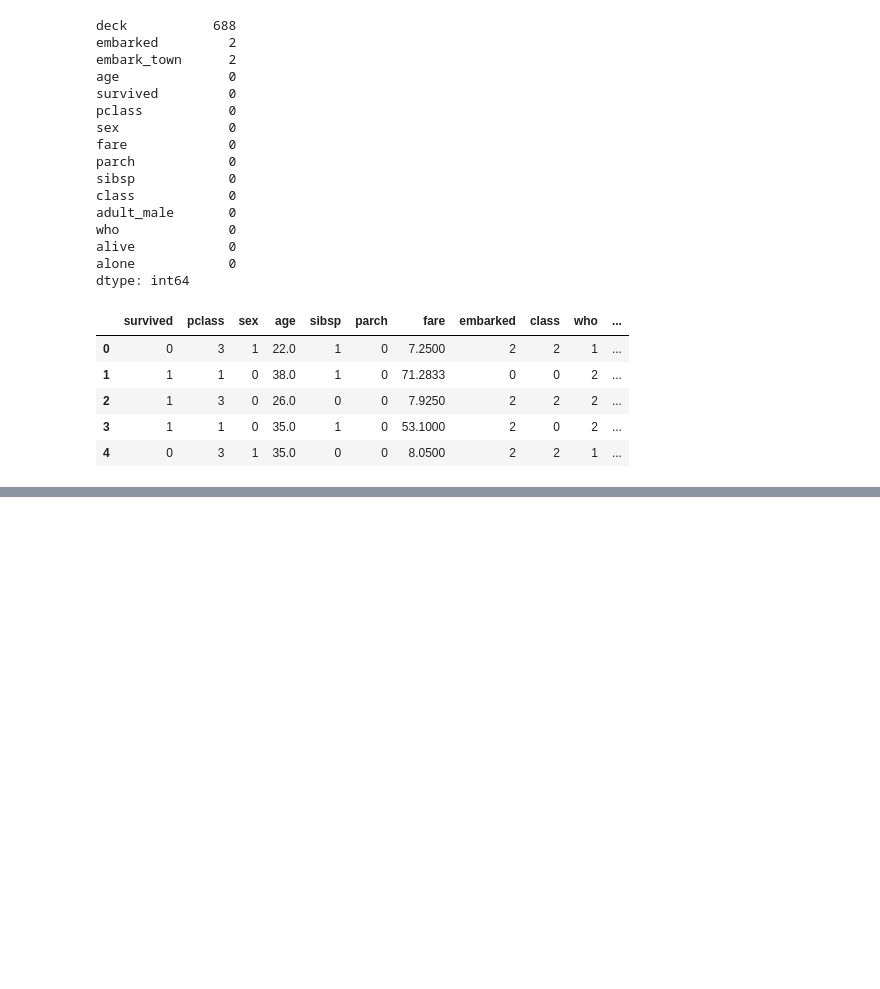
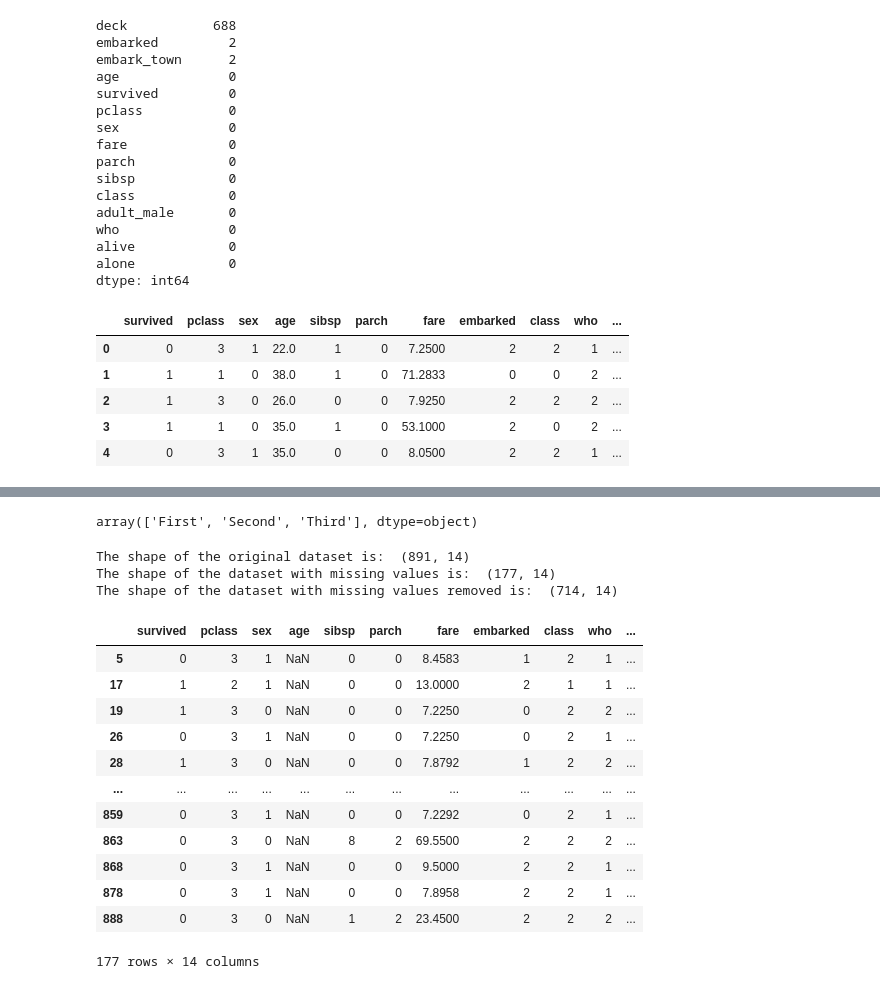
Before and after one commit to MuhammadQasimMustansar/aiml, a Jupyter notebook: regression/.ipynb, the cells around one changed output, grey strips where cells are left out. Cells and saved outputs as stored; diff of their text form; code cells hidden in the pictures; blank space fills up the shorter version.

```diff
--- a/regression/.ipynb
+++ b/regression/.ipynb
@@ -241,0 +309,11 @@ df.head()
+# %%
+import pandas as pd
+import numpy as np
+from matplotlib import pyplot as plt
+import seaborn as sns
+from sklearn.metrics import mean_squared_error, r2_score, mean_absolute_error, mean_absolute_percentage_error
+from sklearn.impute import SimpleImputer
+from sklearn.ensemble import RandomForestRegressor
+
+df = sns.load_dataset("titanic")
+df.head()
@@ -241,0 +346,3 @@ df.head()
+# %%
+df.drop('deck', axis=1, inplace=True)
+df.head()
@@ -241,0 +356,13 @@ df.head()
+# %%
+from sklearn.preprocessing import LabelEncoder
+
+columns_to_encode = ['sex', 'embarked', 'who', 'class', 'embark_town', 'alive']
+
+Label_Encoder = {}
+
+for col in columns_to_encode:
+    le = LabelEncoder()
+    df[col] = le.fit_transform(df[col])
+    # saving encoded col into dictionary
+    Label_Encoder[col] = le
+df.head()
@@ -241,0 +376,31 @@ df.head()
+# %%
+Label_Encoder["class"].classes_
+# %% [output]
+array(['First', 'Second', 'Third'], dtype=object)
+# %%
+df_with_missing = df[df["age"].isna()]
+df_without_missing = df.dropna()
+# %%
+print("The shape of the original dataset is: ", df.shape)
+print("The shape of the dataset with missing values is: ", df_with_missing.shape)
+print("The shape of the dataset with missing values removed is: ", df_without_missing.shape)
+# %% [output]
+The shape of the original dataset is:  (891, 14)
+The shape of the dataset with missing values is:  (177, 14)
+The shape of the dataset with missing values removed is:  (714, 14)
+# %%
+df_with_missing.head()
+# %% [output]
+|  | survived | pclass | sex | age | sibsp | parch | fare | embarked | class | who | ... |
+| 5 | 0 | 3 | 1 | NaN | 0 | 0 | 8.4583 | 1 | 2 | 1 | ... |
+| 17 | 1 | 2 | 1 | NaN | 0 | 0 | 13.0000 | 2 | 1 | 1 | ... |
+| 19 | 1 | 3 | 0 | NaN | 0 | 0 | 7.2250 | 0 | 2 | 2 | ... |
+| 26 | 0 | 3 | 1 | NaN | 0 | 0 | 7.2250 | 0 | 2 | 1 | ... |
+| 28 | 1 | 3 | 0 | NaN | 0 | 0 | 7.8792 | 1 | 2 | 2 | ... |
+| ... | ... | ... | ... | ... | ... | ... | ... | ... | ... | ... | ... |
+| 859 | 0 | 3 | 1 | NaN | 0 | 0 | 7.2292 | 0 | 2 | 1 | ... |
+| 863 | 0 | 3 | 0 | NaN | 8 | 2 | 69.5500 | 2 | 2 | 2 | ... |
+| 868 | 0 | 3 | 1 | NaN | 0 | 0 | 9.5000 | 2 | 2 | 1 | ... |
+| 878 | 0 | 3 | 1 | NaN | 0 | 0 | 7.8958 | 2 | 2 | 1 | ... |
+| 888 | 0 | 3 | 0 | NaN | 1 | 2 | 23.4500 | 2 | 2 | 2 | ... |
+177 rows × 14 columns
```
Also changed, not shown: parts of 11 cells of this notebook.
